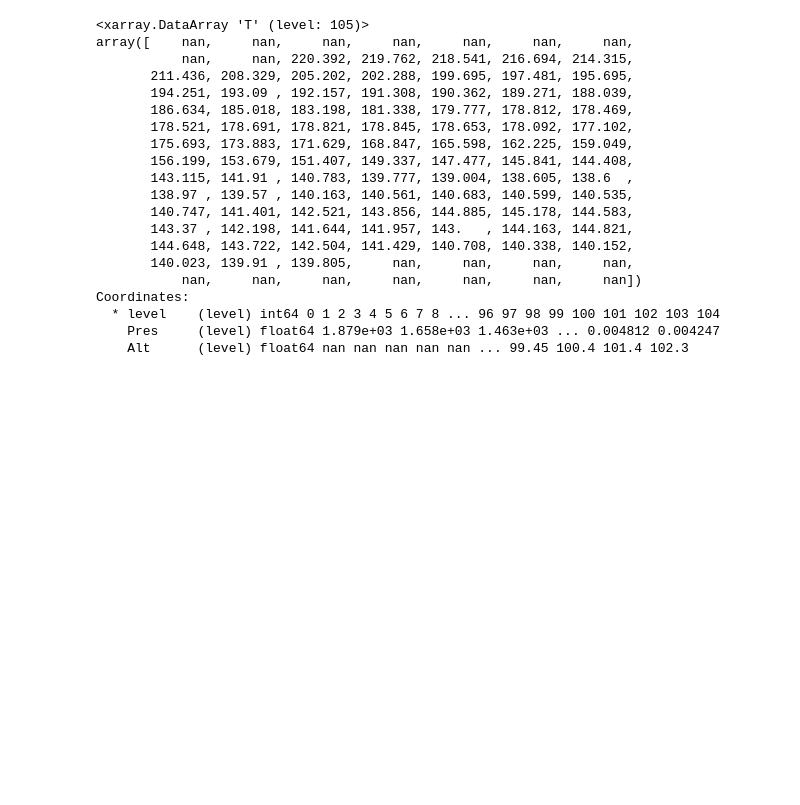
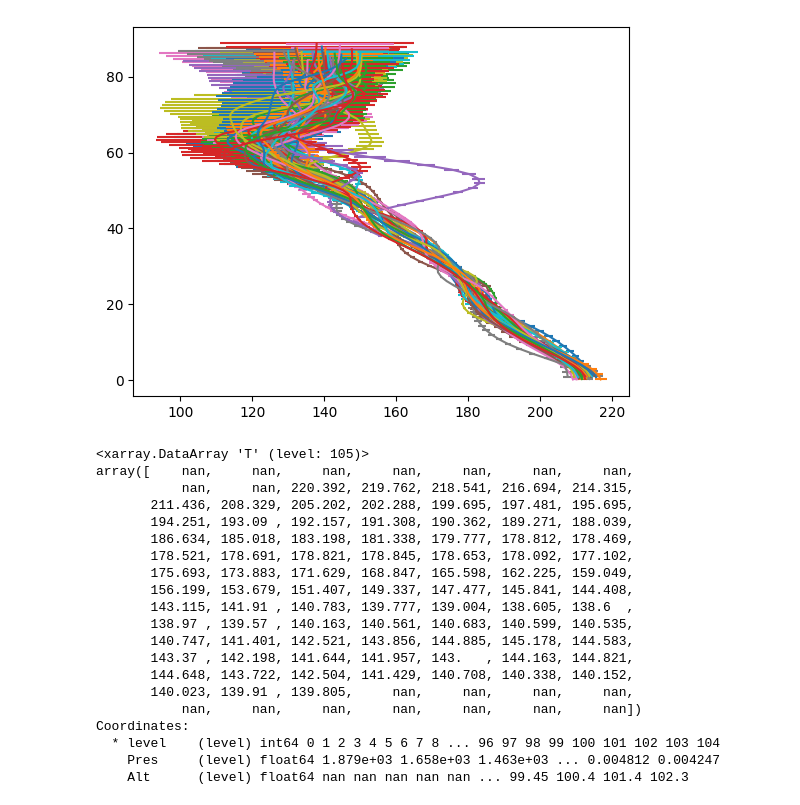
Before and after one commit to Cloudspotting-on-Mars/mcstools, a Jupyter notebook: mcstools/preprocess/l2/dev.ipynb, the cells around one changed output. Saved outputs shown, nothing was run; the diff lists cells and outputs as text; code cells hidden in the pictures; blank space fills up the shorter version.

```diff
--- a/mcstools/preprocess/l2/dev.ipynb
+++ b/mcstools/preprocess/l2/dev.ipynb
@@ -145,3 +100,14 @@ ddr2
+# %%
+import matplotlib.pyplot as plt
+plt.figure()
+for prof in profiles:
+    pdf = ddr2[ddr2["Profile_identifier"]==prof]
+    plt.errorbar(pdf["T"], pdf["Alt"], xerr=pdf["T_err"])
+#plt.ylim(1000, 0.01)
+#plt.yscale("log")
+plt.show()
+# %% [output]
+[figure, added]
 # %%
 ex_profile = ddr2.groupby("Profile_identifier").get_group("070101080000_219")
 # %%
```
Also changed, not shown: parts of 18 cells of this notebook, 2 other files.
